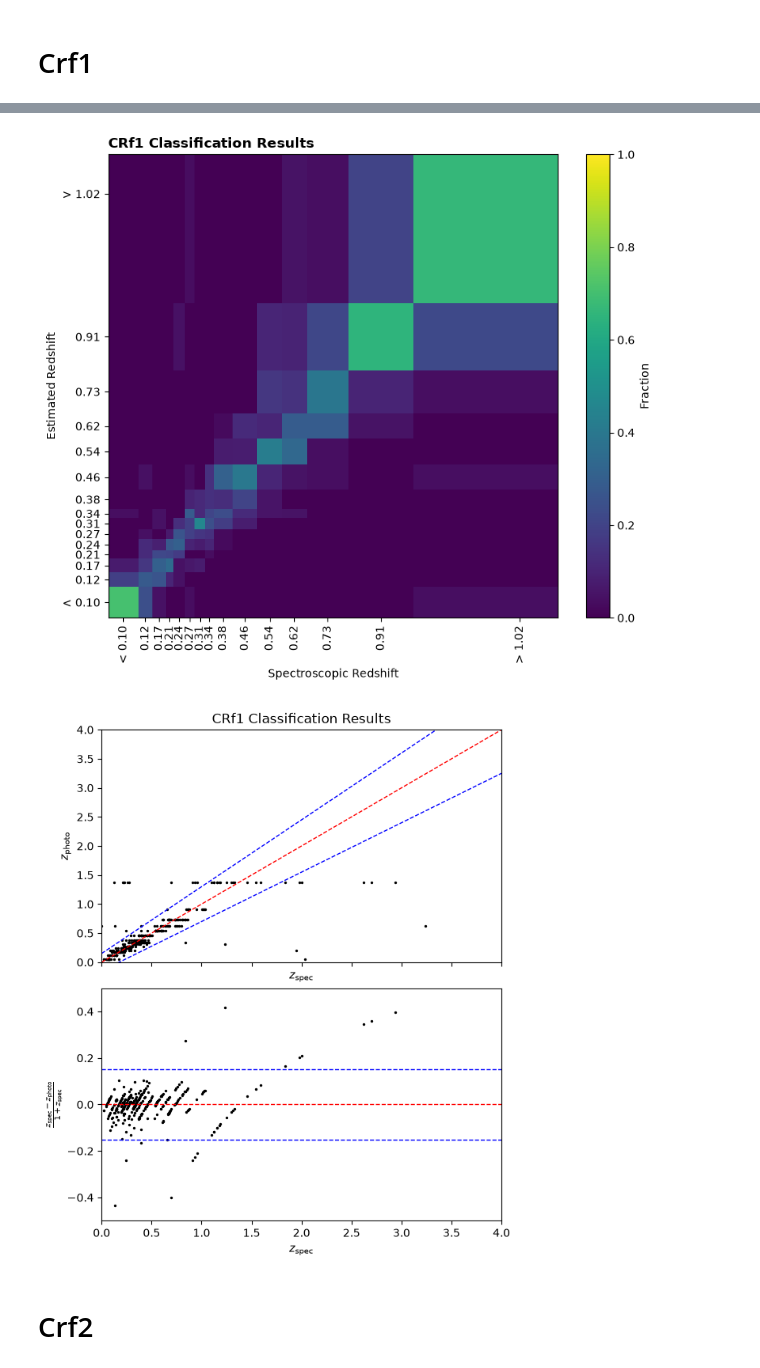
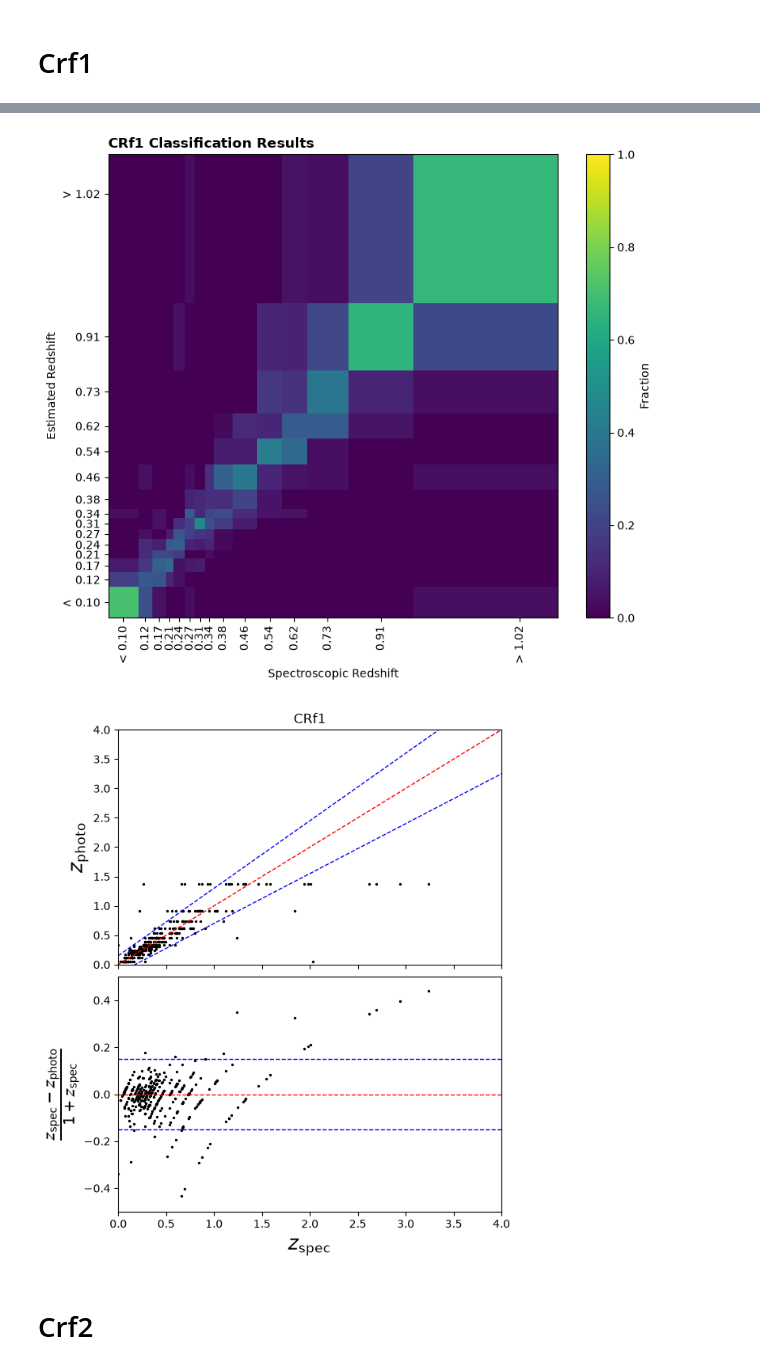
Before and after one commit to arsanjeevk/redshift-estimation-knn, a Jupyter notebook: source_code/classification.ipynb, the cells around one changed output, grey strips where cells are left out. Saved outputs shown, nothing was run; the diff lists cells and outputs as text; code cells hidden in the pictures.

```diff
--- a/source_code/classification_test.ipynb
+++ b/source_code/classification.ipynb
@@ -838,36 +838,36 @@ print("Accuracy:", accuracy)
 print("sigma:", sigma)
 
 # Plot the results
 plot_classification(y_test, final_Prediction, binEdges, binnedZ, title="CRf1 Classification Results")
 
 # plot classification results with scatter plot
 # Original continuous redshift corresponding to X_test
 np.random.seed(42)
 
 test_indices = np.random.choice(
     len(X),
     round(len(X) * 0.3),
     replace=False
 )
 
 y_test_spec = y[test_indices]
-assert len(y_test_spec) == len(final_prediction)
-plot_classification_scatter(y_test_spec, final_prediction, title="CRf1 Classification Results")
+assert len(y_test_spec) == len(final_Prediction)
+plot_classification_scatter(y_test_spec, final_Prediction, title="CRf1")
 # %% [output]
 Original dataset shape: (1311, 122)
 Training sources: 918
 Testing sources: 393
 Best trees: 53
 Best CV eta_0.15: 9.694218824653607 %
 
 CRf1 RESULTS
 Trees: 53
 eta_0.15 (%): 7.124681933842239
 eta_2sigma (%): 3.816793893129771
 Accuracy: 0.35877862595419846
 sigma: 0.098391145
 [figure]
-[figure, old version]
+[figure, new version]
 # %% [markdown]
 # Crf2
 # %%
```
Also changed, not shown: parts of 8 cells of this notebook, 32 other files.
